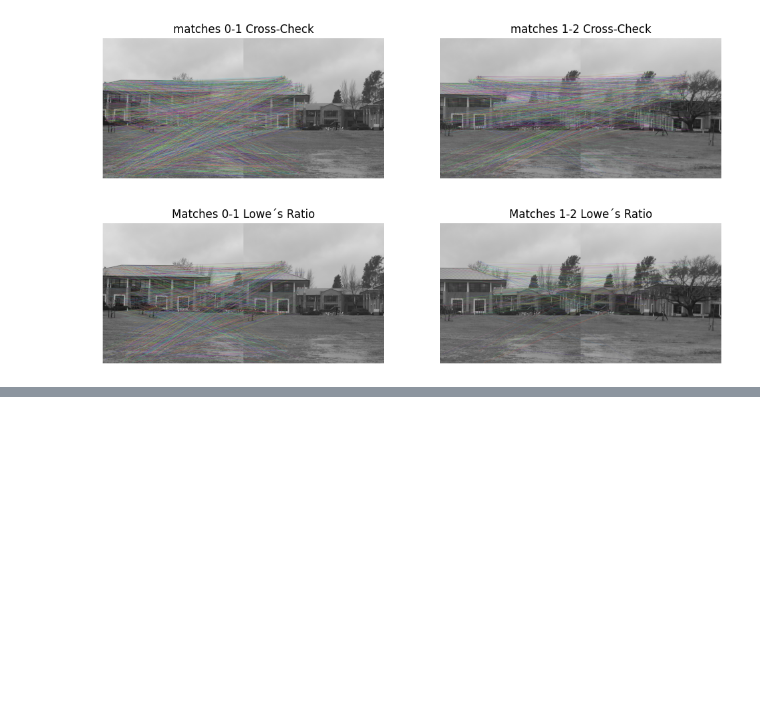
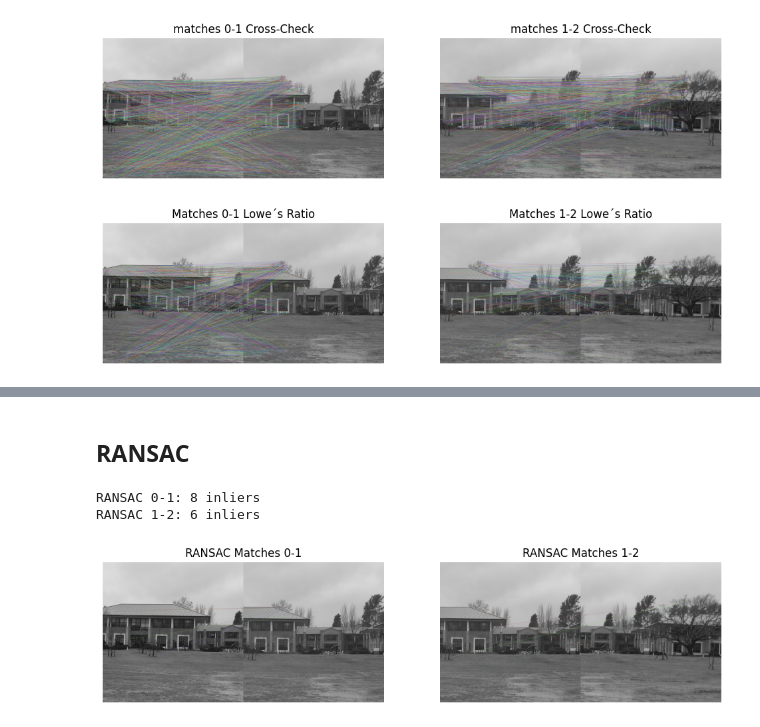
Before and after one commit to jerecoder/TP1-Vision, a Jupyter notebook: tp1.ipynb, the cells around one changed output, grey strips where cells are left out. Cells and saved outputs as stored; diff of their text form; code cells hidden in the pictures; blank space fills up the shorter version.

```diff
--- a/tp1.ipynb
+++ b/tp1.ipynb
@@ -93,22 +93,22 @@ bf_cross = cv2.BFMatcher(cv2.NORM_L2, crossCheck=True)
 
 # Match between image 0 and image 1
 matches01 = bf_cross.match(images_descriptors[0], images_descriptors[1])
-matches01 = sorted(matches01, key=lambda x: x.distance)
+matches01_cross = sorted(matches01, key=lambda x: x.distance)
 
 matched_img01_cross = cv2.drawMatches(
     images[0], images_keypoints[0],
     images[1], images_keypoints[1],
-    matches01, None, flags=cv2.DrawMatchesFlags_NOT_DRAW_SINGLE_POINTS
+    matches01_cross, None, flags=cv2.DrawMatchesFlags_NOT_DRAW_SINGLE_POINTS
 )
 
 # Match between image 1 and image 2
 matches12 = bf_cross.match(images_descriptors[1], images_descriptors[2])
-matches12 = sorted(matches12, key=lambda x: x.distance)
+matches12_cross = sorted(matches12, key=lambda x: x.distance)
 
 matched_img12_cross = cv2.drawMatches(
     images[1], images_keypoints[1],
     images[2], images_keypoints[2],
-    matches12, None, flags=cv2.DrawMatchesFlags_NOT_DRAW_SINGLE_POINTS
+    matches12_cross, None, flags=cv2.DrawMatchesFlags_NOT_DRAW_SINGLE_POINTS
 )
 
 show_images([matched_img01_cross, matched_img12_cross], ["matches 0-1", "matches 1-2"])
@@ -230,0 +231,66 @@ show_images([matched_img01_lowe, matched_img12_lowe], ["Matches 0-1 Lowe´s Rati
+# %% [markdown]
+## RANSAC
+# %%
+def ransac_homography_from_matches(kp1: list, kp2: list, matches: list, max_iterations: int = 1000, threshold: float = 5.0):
+    max_inliers = 0
+    best_inliers = []
+    best_H = None
+
+    for i in range(max_iterations):
+        sample_matches = np.random.choice(matches, 4, replace=False)
+
+        # Get the point correspondences
+        points1 = np.array([kp1[m.queryIdx].pt for m in sample_matches], dtype=np.float32)
+        points2 = np.array([kp2[m.trainIdx].pt for m in sample_matches], dtype=np.float32)
+
+        # Estimate homography
+        H = compute_homography_dlt(points1, points2)
+
+        inliers = []
+        for idx, m in enumerate(matches):
+            pt1 = np.array([*kp1[m.queryIdx].pt, 1], dtype=np.float32)
+            pt2 = np.array([*kp2[m.trainIdx].pt, 1], dtype=np.float32)
+
+            projected_pt = H @ pt1
+            projected_pt /= projected_pt[2]
+            distance = np.linalg.norm(projected_pt - pt2)
+
+            if distance < threshold:
+                inliers.append(m)
+
+        if len(inliers) > max_inliers:
+            max_inliers = len(inliers)
+            best_inliers = inliers
+            best_H = H
+
+    return best_H, best_inliers
+
+ransac_01_H, ransac_01_inliers = ransac_homography_from_matches(
+    images_keypoints[0], images_keypoints[1], matches01_cross, max_iterations=1000, threshold=5.0
+)
+ransac_12_H, ransac_12_inliers = ransac_homography_from_matches(
+    images_keypoints[1], images_keypoints[2], matches12_cross, max_iterations=1000, threshold=5.0
+)
+
+print(f"RANSAC 0-1: {len(ransac_01_inliers)} inliers")
+print(f"RANSAC 1-2: {len(ransac_12_inliers)} inliers")
+# %% [output]
+RANSAC 0-1: 8 inliers
+RANSAC 1-2: 6 inliers
+# %%
+# Draw inliers
+inlier_matches_01 = cv2.drawMatches(
+    images[0], images_keypoints[0],
+    images[1], images_keypoints[1],
+    ransac_01_inliers, None,
+    flags=cv2.DrawMatchesFlags_NOT_DRAW_SINGLE_POINTS
+)
+inlier_matches_12 = cv2.drawMatches(
+    images[1], images_keypoints[1],
+    images[2], images_keypoints[2],
+    ransac_12_inliers, None,
+    flags=cv2.DrawMatchesFlags_NOT_DRAW_SINGLE_POINTS
+)
+show_images([inlier_matches_01, inlier_matches_12], ["RANSAC Matches 0-1", "RANSAC Matches 1-2"])
+# %% [output]
+[figure, added]
```
Also changed, not shown: parts of 3 cells of this notebook, 1 other file.
